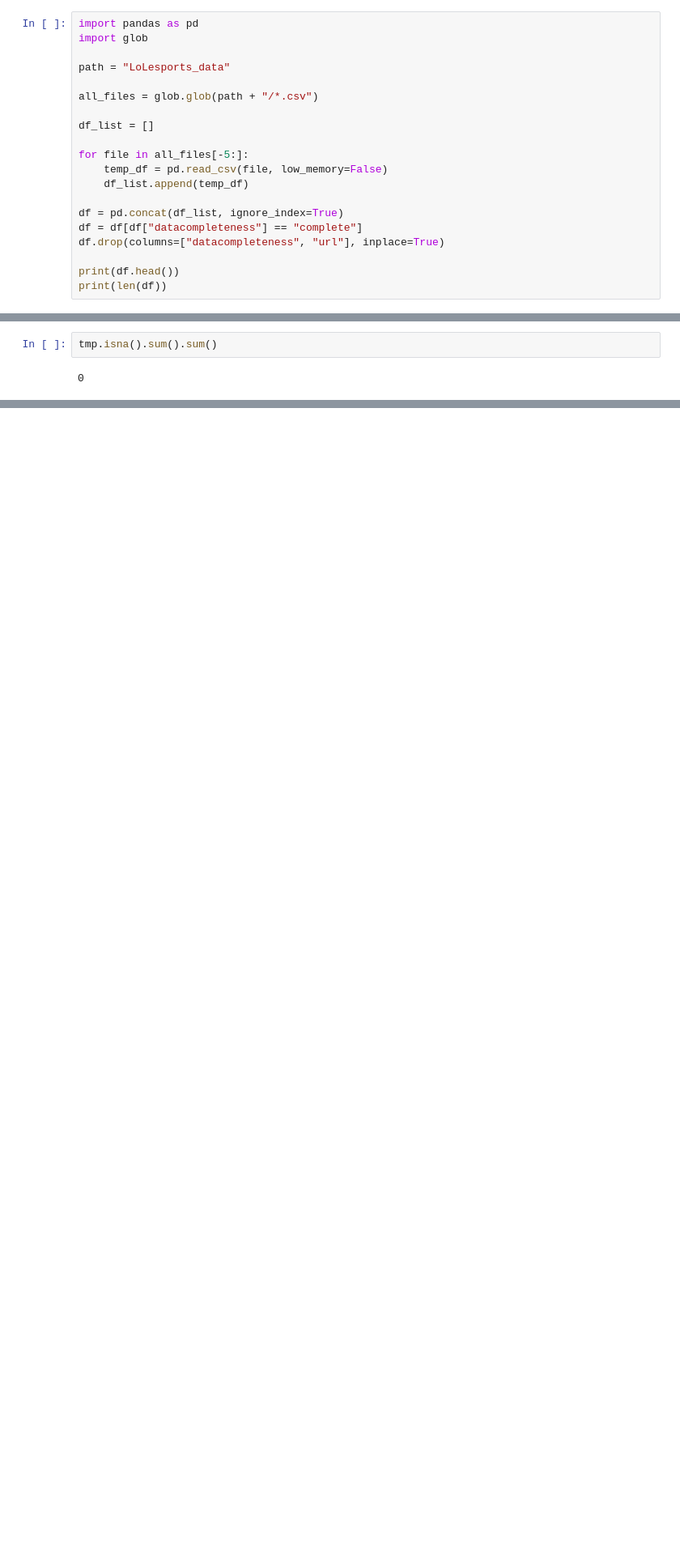
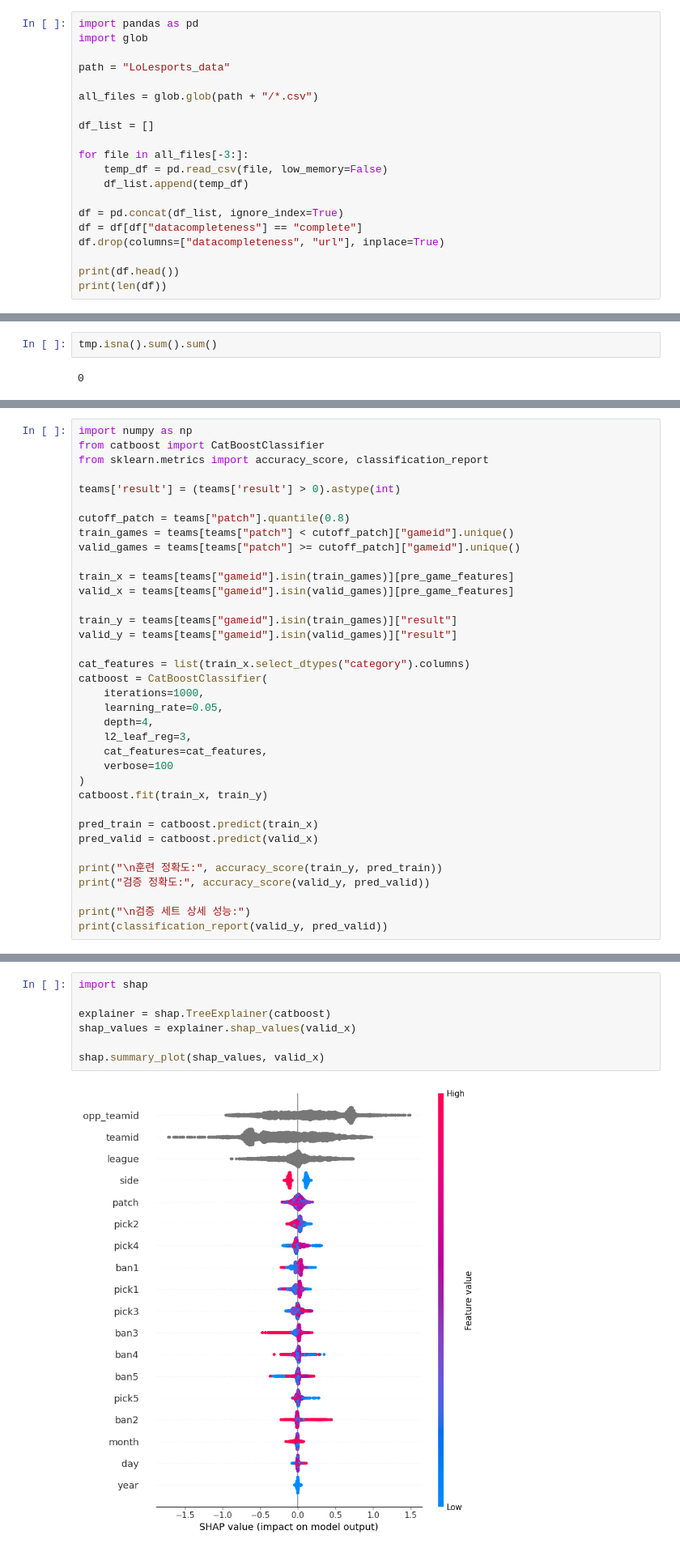
Before and after one commit to koeyhi/ms_3rd_datathon, a Jupyter notebook: preprocess.ipynb, the cells around one changed output, grey strips where cells are left out. Shown at 81% size. Cells and saved outputs as stored; diff of their text form; blank space fills up the shorter version.

```diff
--- a/preprocess.ipynb
+++ b/preprocess.ipynb
@@ -8,7 +8,7 @@ all_files = glob.glob(path + "/*.csv")
 
 df_list = []
 
-for file in all_files[-5:]:
+for file in all_files[-3:]:
     temp_df = pd.read_csv(file, low_memory=False)
     df_list.append(temp_df)
 
@@ -323,0 +421,36 @@ teams.head()
+# %%
+import numpy as np
+from catboost import CatBoostClassifier
+from sklearn.metrics import accuracy_score, classification_report
+
+teams['result'] = (teams['result'] > 0).astype(int)
+
+cutoff_patch = teams["patch"].quantile(0.8)
+train_games = teams[teams["patch"] < cutoff_patch]["gameid"].unique()
+valid_games = teams[teams["patch"] >= cutoff_patch]["gameid"].unique()
+
+train_x = teams[teams["gameid"].isin(train_games)][pre_game_features]
+valid_x = teams[teams["gameid"].isin(valid_games)][pre_game_features]
+
+train_y = teams[teams["gameid"].isin(train_games)]["result"]
+valid_y = teams[teams["gameid"].isin(valid_games)]["result"]
+
+cat_features = list(train_x.select_dtypes("category").columns)
+catboost = CatBoostClassifier(
+    iterations=1000,
+    learning_rate=0.05,
+    depth=4,
+    l2_leaf_reg=3,
+    cat_features=cat_features,
+    verbose=100
+)
+catboost.fit(train_x, train_y)
+
+pred_train = catboost.predict(train_x)
+pred_valid = catboost.predict(valid_x)
+
+print("\n훈련 정확도:", accuracy_score(train_y, pred_train))
+print("검증 정확도:", accuracy_score(valid_y, pred_valid))
+
+print("\n검증 세트 상세 성능:")
+print(classification_report(valid_y, pred_valid))
@@ -323,0 +475,9 @@ teams.head()
+# %%
+import shap
+
+explainer = shap.TreeExplainer(catboost)
+shap_values = explainer.shap_values(valid_x)
+
+shap.summary_plot(shap_values, valid_x)
+# %% [output]
+[figure, added]
```
Also changed, not shown: parts of 27 cells of this notebook.
